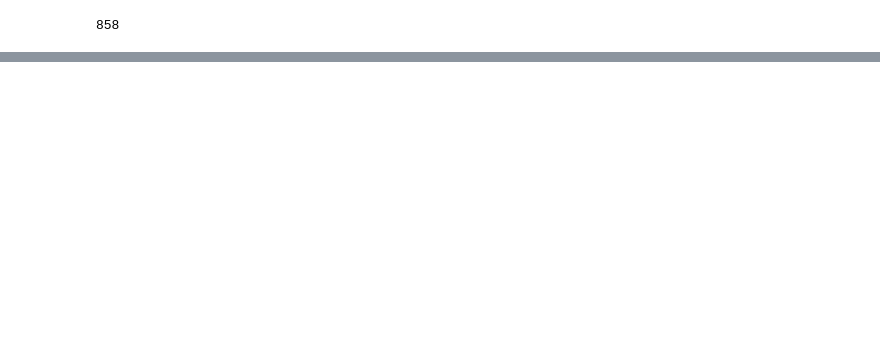
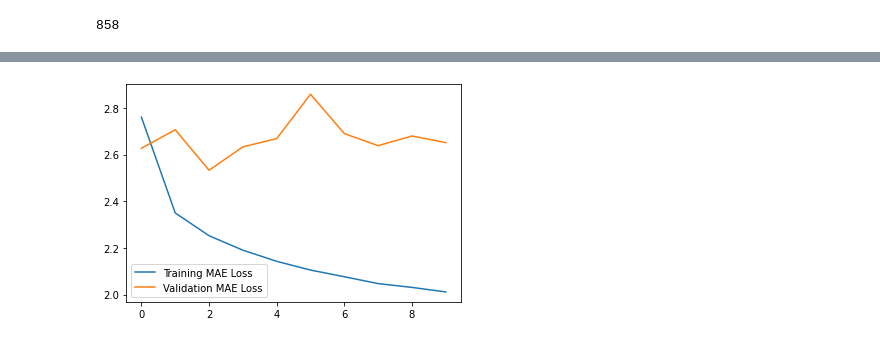
Before and after one commit to santoshrsarangi/tensorflow, a Jupyter notebook: timeseries/1_Time_Series_Forecasting_RNN.ipynb, the cells around one changed output, grey strips where cells are left out. Drawn from its saved outputs; the diff is of its cells as text; code cells hidden in the pictures; blank space fills up the shorter version.

Commit message:
Weather forecast using a simple model

```diff
--- a/timeseries/1_Time_Series_Forecasting_RNN.ipynb
+++ b/timeseries/1_Time_Series_Forecasting_RNN.ipynb
@@ -290,0 +350,25 @@ test_data = keras.utils.timeseries_dataset_from_array(
+# %%
+def get_simple_model():
+
+  inputs = keras.Input(shape=(sequence_length, raw_data.shape[-1]))
+  x = layers.Flatten()(inputs)
+  x = layers.Dense(16, activation="relu")(x)
+  outputs = layers.Dense(1)(x)
+  model = keras.Model(inputs, outputs)
+
+  model.compile(optimizer = "rmsprop",
+                loss="mse",
+                metrics = ['mae'])
+
+  return model
+# %%
+callbacks = [
+    keras.callbacks.ModelCheckpoint("weather.keras", save_best_model=True)
+]
+# %%
+model = get_simple_model()
+# %%
+history = model.fit(training_data,
+                    epochs=10,
+                    validation_data = validation_data,
+                    callbacks = callbacks)
@@ -290,0 +402,9 @@ test_data = keras.utils.timeseries_dataset_from_array(
+# %%
+import matplotlib.pyplot as plt
+x = range(10)
+plt.plot(x, history.history['mae'], label="Training MAE Loss")
+plt.plot(x, history.history['val_mae'], label="Validation MAE Loss")
+plt.legend()
+plt.show()
+# %% [output]
+[figure, added]
```
Also changed, not shown: parts of 19 cells of this notebook.
